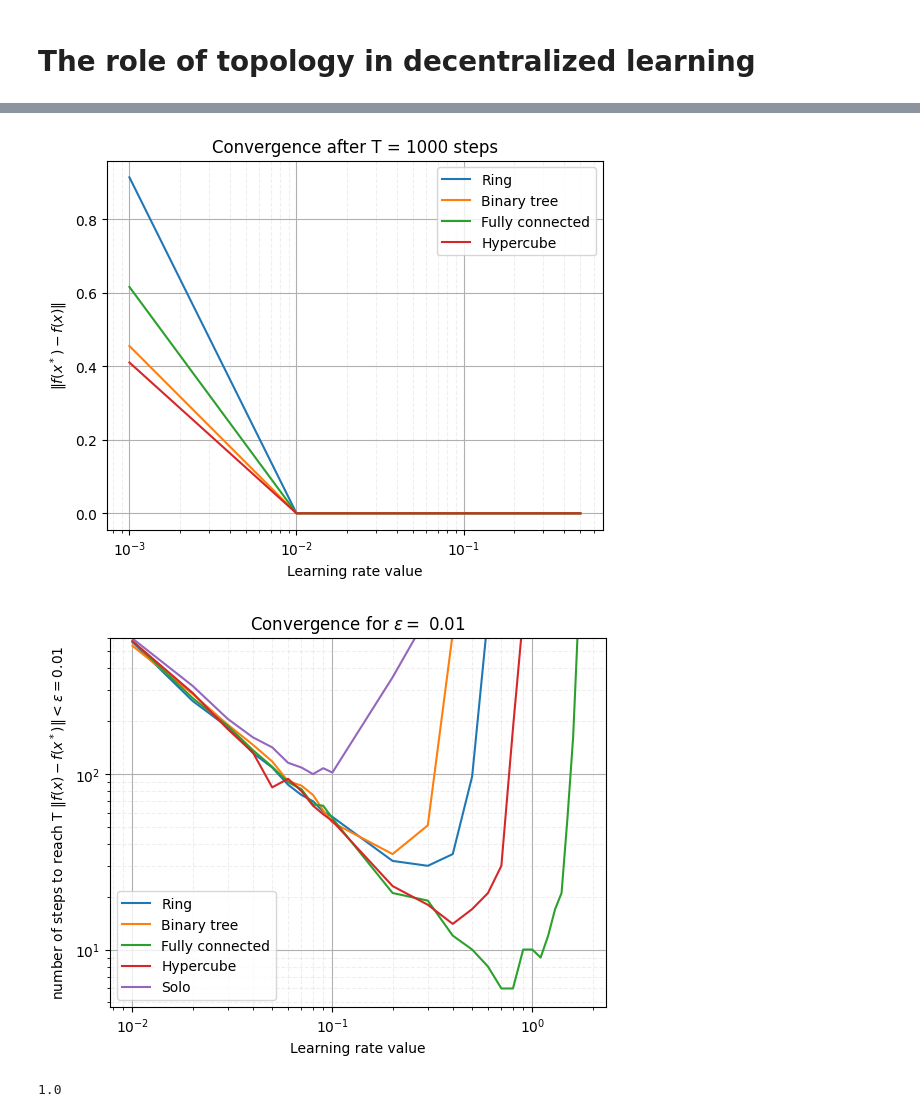
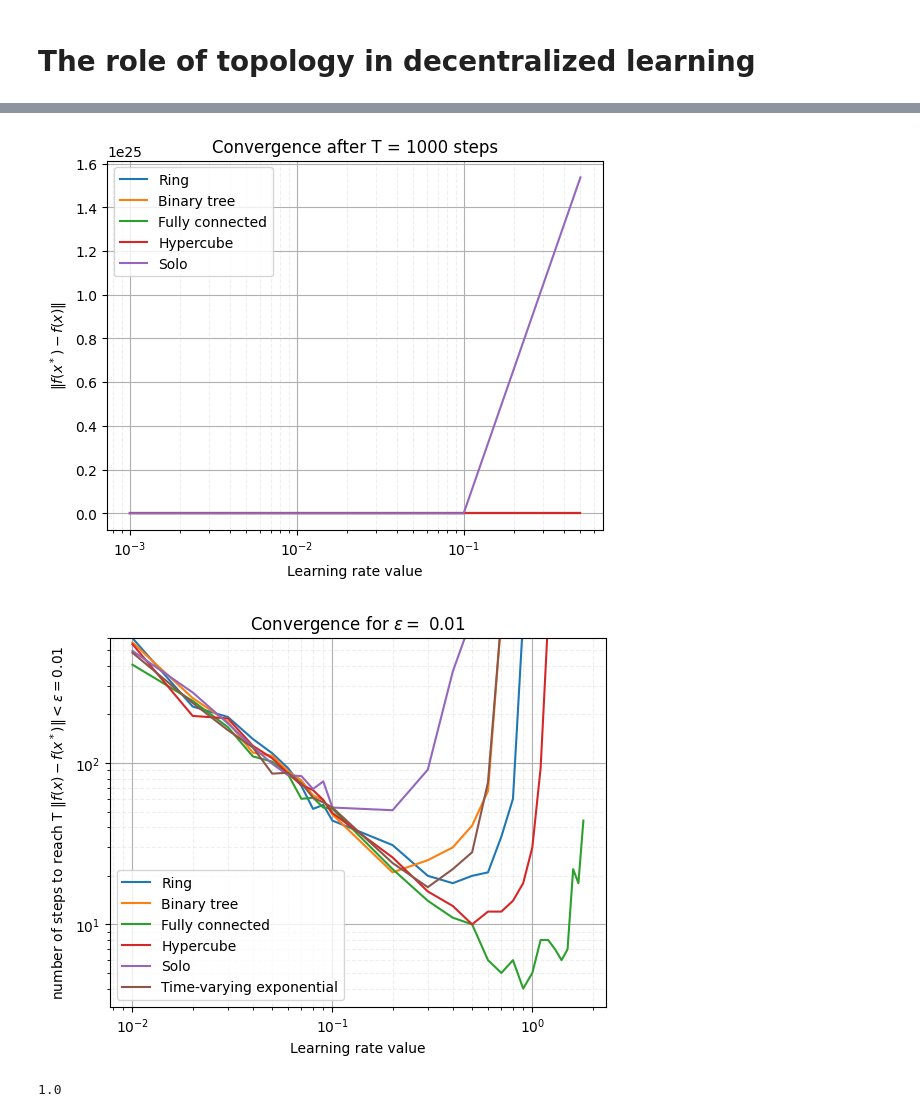
Before and after one commit to hduprieu/changing_topology, a Jupyter notebook: EA.ipynb, the cells around one changed output, grey strips where cells are left out. Saved outputs shown, nothing was run; the diff lists cells and outputs as text; code cells hidden in the pictures.

Commit message:
Adding the time varying exponential topology to the graphs

```diff
--- a/EA.ipynb
+++ b/EA.ipynb
@@ -413,7 +413,7 @@ def DSGD_toypbm(lr, d, n, T, topologies, show):
         norms = []
         for _ in range(T):
             if topology == "Time-varying exponential":
-                W = scheme_for_string(topology, num_workers=n).w(T)
+                W = scheme_for_string(topology, num_workers=n).w(T).numpy()
             for i in range(n):
                 v = rd.normal(0,1, size = (d,1))
                 X[i,:] = X[i,:] - lr * v.dot(v.T).dot(X[i,:])
@@ -437,8 +437,9 @@ topologies = [
         "Binary tree",
         "Fully connected",
         "Hypercube",
+        "Time-varying exponential",
         "Solo",
-        "Time-varying exponential"
+
     ]
 
 DSGD_toypbm(0.4, d, n, T, topologies, True)
@@ -491,7 +491,7 @@ def learning_rate_dependency(d, n, T, topologies):
 
 learning_rate_dependency(d, n, 1000, topologies[:-1])
 # %% [output]
-[figure, old version]
+[figure, new version]
 # %%
 def DSGD_toypbm_epsilon(lr, d, n, topology, T_max, epsilon):
     """
@@ -507,15 +507,15 @@ def DSGD_toypbm_epsilon(lr, d, n, topology, T_max, epsilon):
     T_max: max number of time steps
     epsilon: the convergence value
     """
-
-    W = Matrix.w(scheme_for_string(topology, num_workers=n)).numpy()
+    if topology != "Time-varying exponential":
+        W = Matrix.w(scheme_for_string(topology, num_workers=n)).numpy()
     x0 = rd.normal(0,1, size = (d))
     X = np.block([[x0]]*n)
     norm = np.mean(np.linalg.norm(X, axis = 1, ord = 2))
     T = 0
     while (np.abs(norm) > epsilon and T < T_max):
         if topology == "Time-varying exponential":
-            W = Matrix.w(scheme_for_string(topology, num_workers=n), T).numpy()
+            W = scheme_for_string(topology, num_workers=n).w(T).numpy()
         T += 1
         for i in range(n):
             v = rd.normal(0,1, size = (d,1))
@@ -532,34 +532,34 @@ def learning_rate_dependency_number_of_steps(d, n, topologies, T_max, epsilon):
     '''
     Plotting the number of steps needed depending on the value of the learning rate and the topology to reach an error of the loss function < epsilon.
 
     Inputs :
     ----------
     d: dimension
     n: number of agents
     topologies: the gossip matrix
     T_max: max number of time steps
     epsilon: the convergence value
     '''
     learning_rates = list_learning_rates()
     matrix_T = np.zeros((len(learning_rates), len(topologies)))
     fig, ax = plt.subplots()
     for topology, j in zip(topologies, range(len(topologies))):
         for lr, k in zip(learning_rates, range(len(learning_rates))):
             matrix_T[k,j] = DSGD_toypbm_epsilon(lr, d, n, topology, T_max, epsilon)[0]
         ax.plot(learning_rates, matrix_T[:,j], label = topology)
         ax.set_xscale('log')
         ax.set_yscale('log')
         ax.legend()
     ax.set_ylabel(f'number of steps to reach T $\| f(x) - f(x^*)\| < \epsilon = ${epsilon}')
     ax.set_xlabel('Learning rate value')
     ax.set_ylim(top = 600)
     ax.set_title(f'Convergence for $\epsilon =$ {epsilon}')
     ax.grid(which='both')
     ax.grid(which='minor', alpha=0.2, linestyle='--')
     plt.show()
 learning_rate_dependency_number_of_steps(d, n, topologies, 800, 0.01)
 # %% [output]
-[figure, old version]
+[figure, new version]
 # %%
 def nW(gamma, W):
     """
```
Also changed, not shown: parts of 1 cell of this notebook.
